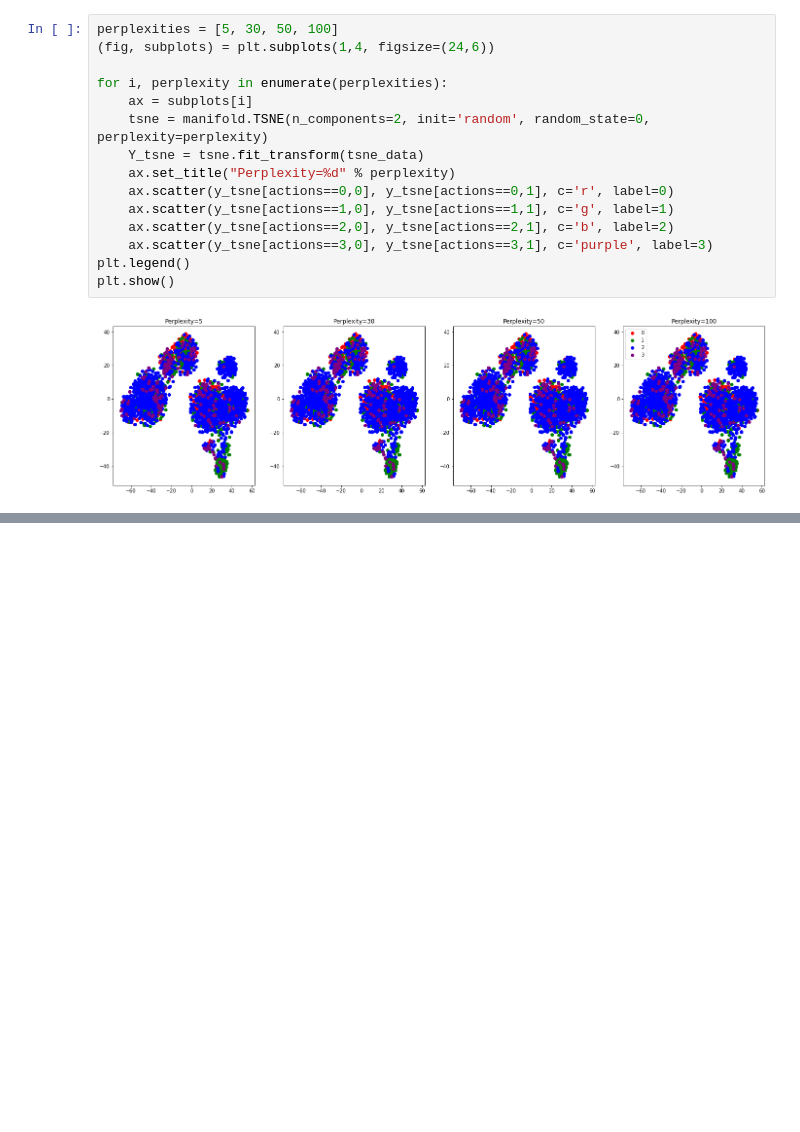
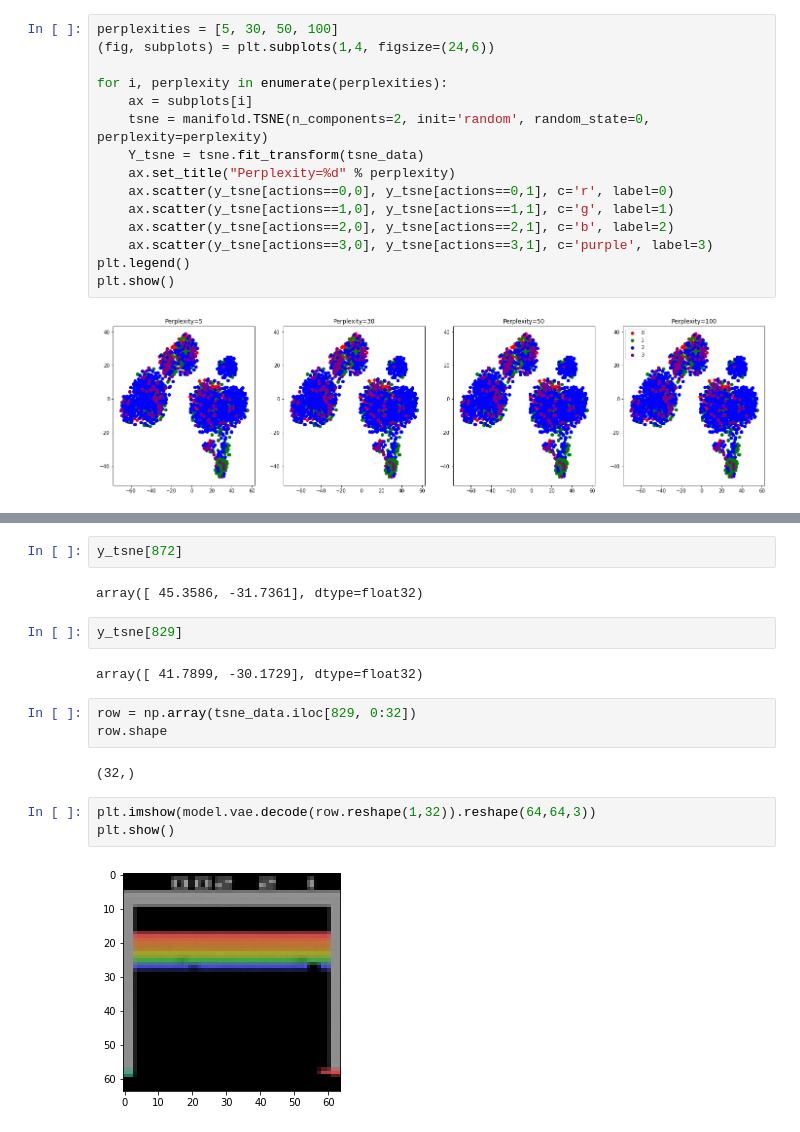
Before and after one commit to dakaun/worldmodel, a Jupyter notebook: WorldModelsExperiments/a_results/data_200228/6_tsne.ipynb, the cells around one changed output, grey strips where cells are left out. Cells and saved outputs as stored; diff of their text form; blank space fills up the shorter version.

```diff
--- a/WorldModelsExperiments/a_results/data_200228/6_tsne.ipynb
+++ b/WorldModelsExperiments/a_results/data_200228/6_tsne.ipynb
@@ -165,0 +197,18 @@ plt.show()
+# %%
+y_tsne[872]
+# %% [output]
+array([ 45.3586, -31.7361], dtype=float32)
+# %%
+y_tsne[829]
+# %% [output]
+array([ 41.7899, -30.1729], dtype=float32)
+# %%
+row = np.array(tsne_data.iloc[829, 0:32])
+row.shape
+# %% [output]
+(32,)
+# %%
+plt.imshow(model.vae.decode(row.reshape(1,32)).reshape(64,64,3))
+plt.show()
+# %% [output]
+[figure, added]
```
Also changed, not shown: parts of 13 cells of this notebook, 3 other files.
